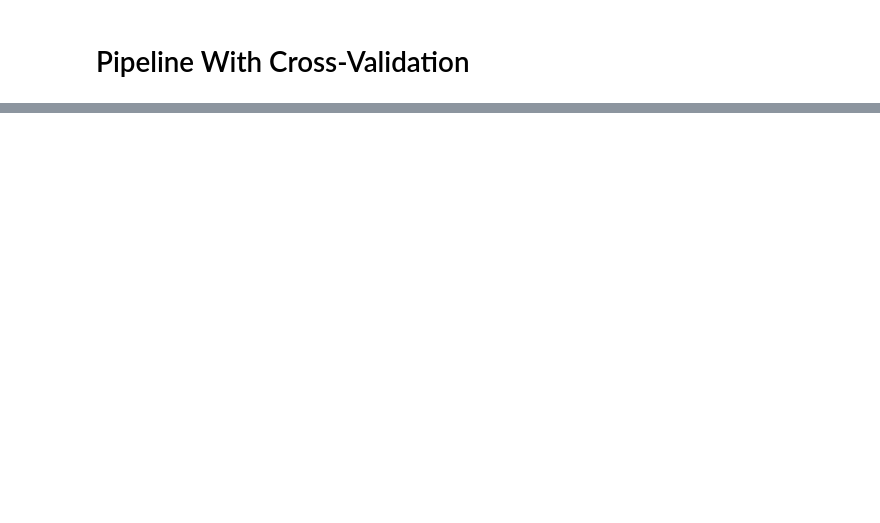
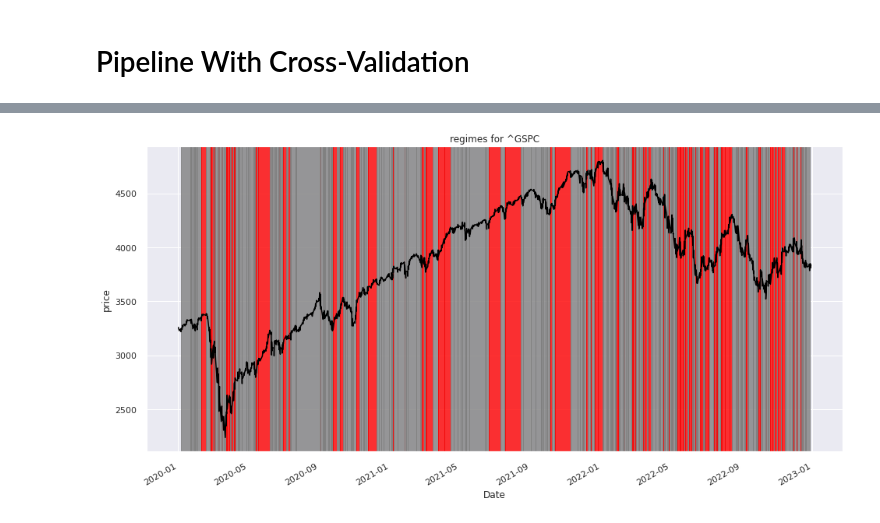
Before and after one commit to uday-31/detecting-market-regime-changes, a Jupyter notebook: detecting-regime-change.ipynb, the cells around one changed output, grey strips where cells are left out. Cells and saved outputs as stored; diff of their text form; code cells hidden in the pictures; blank space fills up the shorter version.

Commit message:
Test dataset for Before ROhan's commit

```diff
--- a/detecting-regime-change.ipynb
+++ b/detecting-regime-change.ipynb
@@ -213,0 +254,6 @@ control.trading_metrics
+# %%
+'''On test data'''
+strat_test = Pipeline(df_ts= df_ts, DC_indicator = 'R', epsilon = 0.8, theta = 0.01, threshold = 1, to_test = True)
+# strat_test = Pipeline(df_ts= df_ts, **cv.get_optimal_parameters(), epsilon = 0.75, to_test = True)
+strat_test.fit(verbose = True)
+strat_test.trading_metrics_test
@@ -213,0 +272,15 @@ control.trading_metrics
+# %%
+regimes = strat_test.regimes_test
+
+
+fig, ax = plt.subplots(figsize=(16,8))
+df_ts["2020-01-01":].plot(ax=ax, color='black')
+clr = {0:'grey',1:'red',2:'green'}
+
+for time_start, time_end, regime in zip(regimes.index[:-1], regimes.index[1:], regimes.values[:-1]):
+    ax.axvspan(time_start,time_end, alpha=0.8, color=clr[regime])
+ax.set_title(f"regimes for {ticker}")
+ax.set_ylabel("price")
+plt.show()
+# %% [output]
+[figure, added]
```
Also changed, not shown: parts of 17 cells of this notebook.
